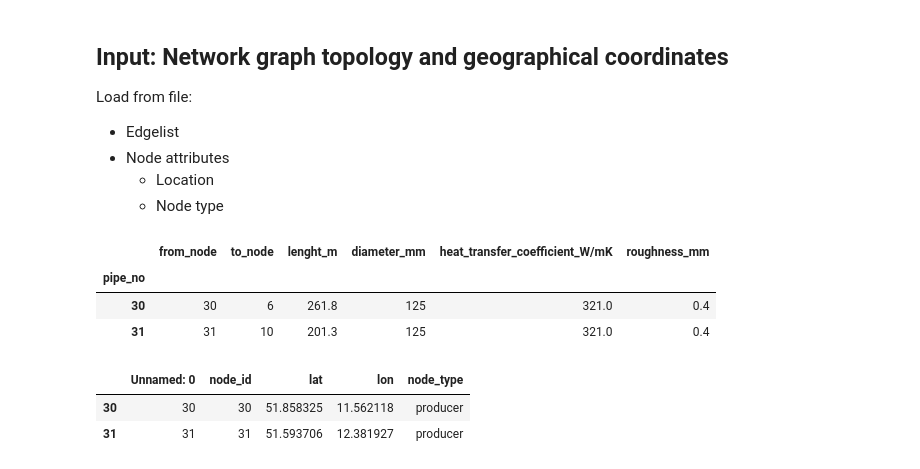
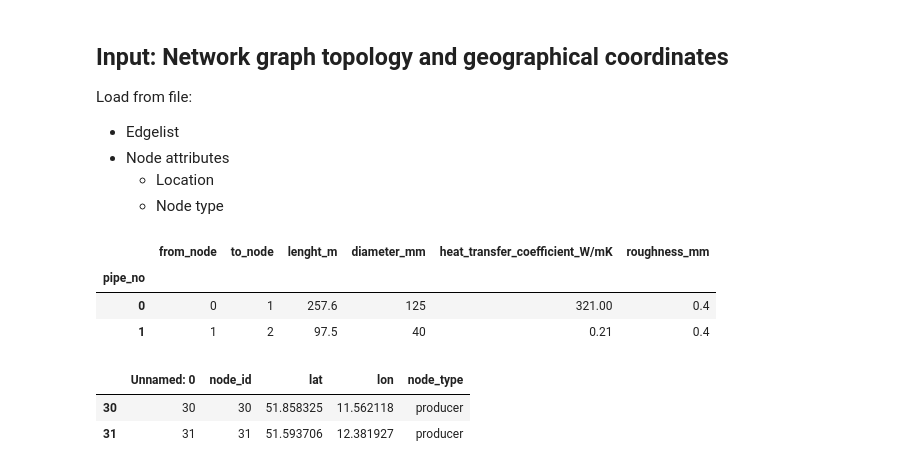
Before and after one commit to jnnr/models_oemof, a Jupyter notebook: DHN_model/DHN_model_prototyping_import_module.ipynb, the cells around one changed output. Saved outputs shown, nothing was run; the diff lists cells and outputs as text; code cells hidden in the pictures.

```diff
--- a/DHN_model/DHN_model_prototyping_import_module.ipynb
+++ b/DHN_model/DHN_model_prototyping_import_module.ipynb
@@ -18,12 +18,12 @@ Load from file:
     * Node type
 # %%
 edge_list = pd.read_csv('data/edge_list.csv', header=0, index_col='pipe_no')
-edge_list.iloc[-2:]
+edge_list.head(2)
 # %% [output]
 |  | from_node | to_node | lenght_m | diameter_mm | heat_transfer_coefficient_W/mK | roughness_mm |
 | pipe_no |  |  |  |  |  |  |
-| 30 | 30 | 6 | 261.8 | 125 | 321.0 | 0.4 |
-| 31 | 31 | 10 | 201.3 | 125 | 321.0 | 0.4 |
+| 0 | 0 | 1 | 257.6 | 125 | 321.00 | 0.4 |
+| 1 | 1 | 2 | 97.5 | 40 | 0.21 | 0.4 |
 # %%
 node_list = pd.read_csv('data/node_list.csv')
 node_list.iloc[-2:]
```
Also changed, not shown: parts of 28 cells of this notebook, 1 other file.
